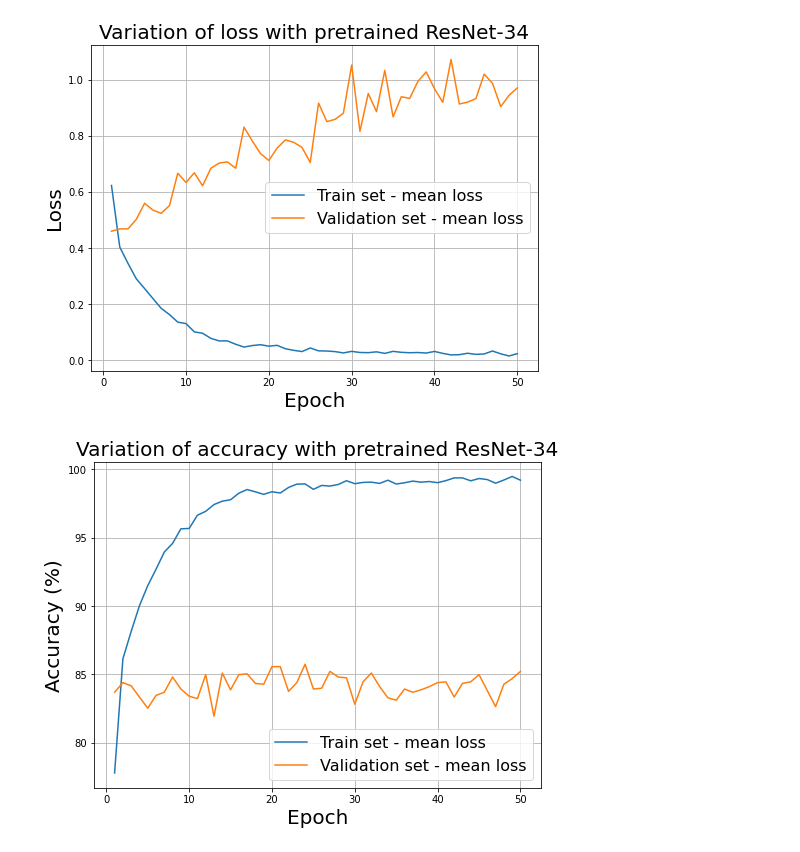
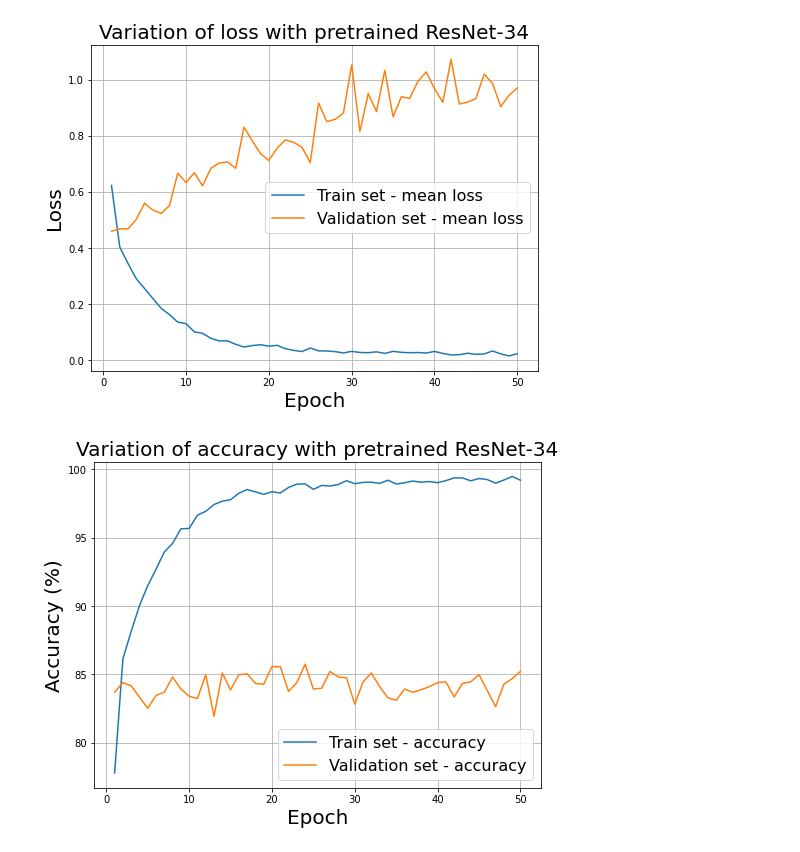
Before and after one commit to AbhishekRS4/Deep_Learning, a Jupyter notebook: src/cv_task/plot_graphs.ipynb, the cells around one changed output. Drawn from its saved outputs; the diff is of its cells as text; code cells hidden in the pictures.

Commit message:
updated graph legend description

```diff
--- a/src/cv_task/plot_graphs.ipynb
+++ b/src/cv_task/plot_graphs.ipynb
@@ -79,13 +79,13 @@ fig.show()
 [figure]
 # %%
 fig = plt.figure(figsize=(8, 6))
-plt.plot(df_train.epoch, df_train.accuracy_train, "-", label="Train set - mean loss")
-plt.plot(df_train.epoch, df_train.accuracy_valid, "-", label="Validation set - mean loss")
+plt.plot(df_train.epoch, df_train.accuracy_train, "-", label="Train set - accuracy")
+plt.plot(df_train.epoch, df_train.accuracy_valid, "-", label="Validation set - accuracy")
 plt.ylabel("Accuracy (%)", fontsize=20)
 plt.xlabel("Epoch", fontsize=20)
 plt.title("Variation of accuracy with pretrained ResNet-34", fontsize=20)
 plt.legend(fontsize=16)
 plt.grid()
 fig.show()
 # %% [output]
-[figure, old version]
+[figure, new version]
```
